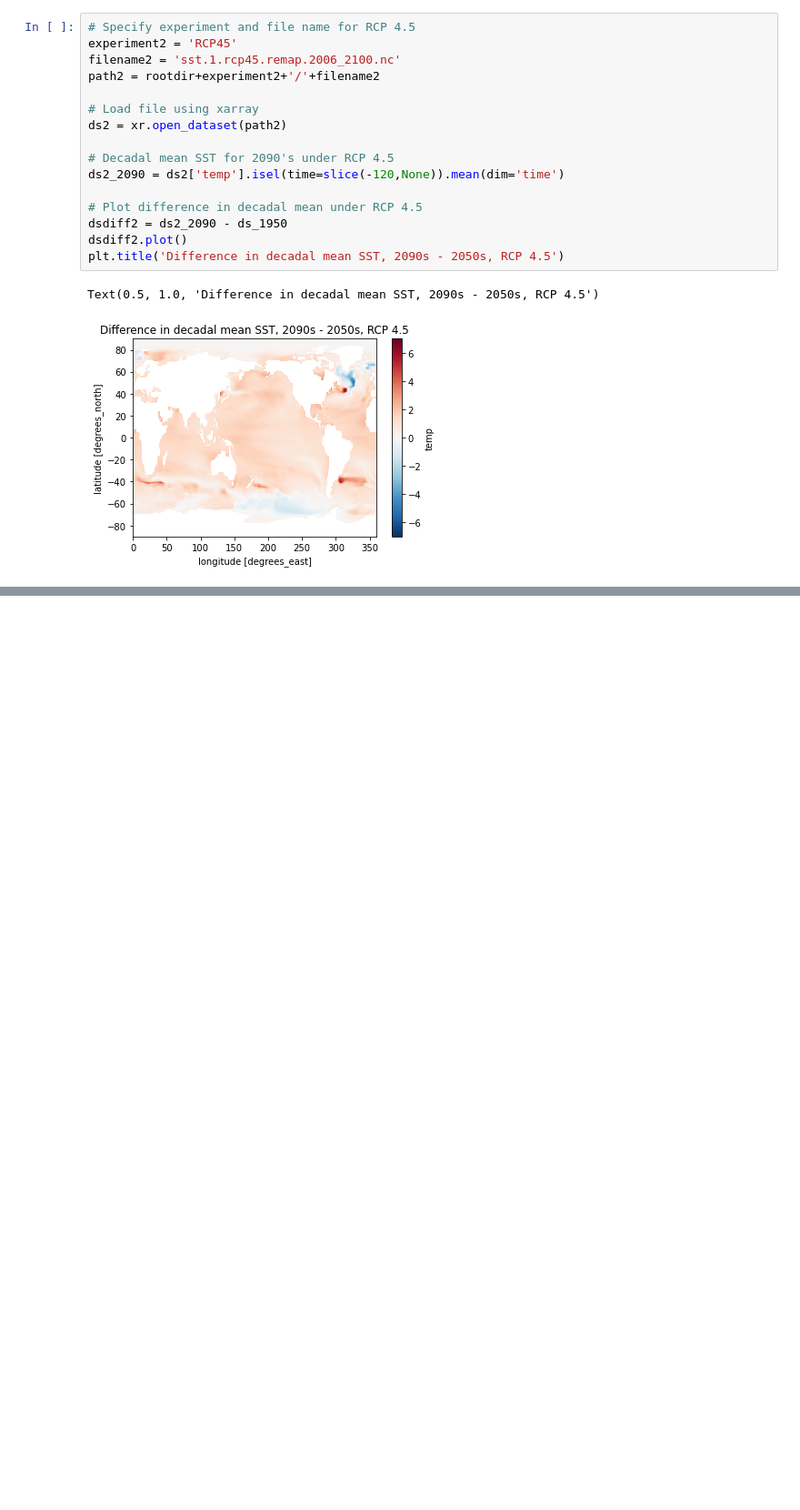
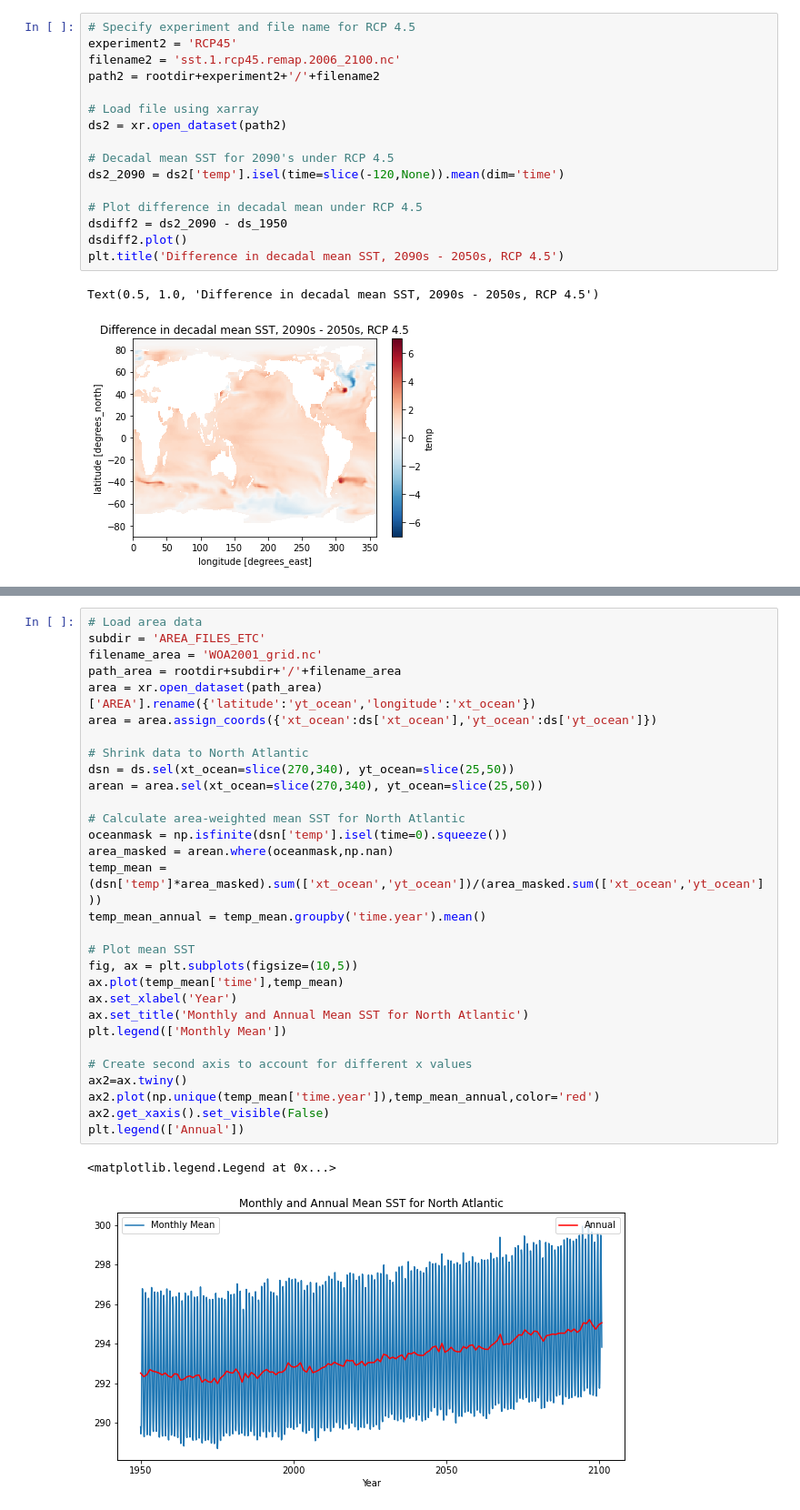
Before and after one commit to KYan19/pei, a Jupyter notebook: notebooks/0.1_Tutorial.ipynb, the cells around one changed output, grey strips where cells are left out. Shown at 91% size. Drawn from its saved outputs; the diff is of its cells as text; blank space fills up the shorter version.

```diff
--- a/notebooks/0.1_Tutorial.ipynb
+++ b/notebooks/0.1_Tutorial.ipynb
@@ -49,0 +90,33 @@ Text(0.5, 1.0, 'Difference in decadal mean SST, 2090s - 2050s, RCP 4.5')
+# %%
+# Load area data
+subdir = 'AREA_FILES_ETC'
+filename_area = 'WOA2001_grid.nc'
+path_area = rootdir+subdir+'/'+filename_area
+area = xr.open_dataset(path_area)['AREA'].rename({'latitude':'yt_ocean','longitude':'xt_ocean'})
+area = area.assign_coords({'xt_ocean':ds['xt_ocean'],'yt_ocean':ds['yt_ocean']})
+
+# Shrink data to North Atlantic
+dsn = ds.sel(xt_ocean=slice(270,340), yt_ocean=slice(25,50))
+arean = area.sel(xt_ocean=slice(270,340), yt_ocean=slice(25,50))
+
+# Calculate area-weighted mean SST for North Atlantic
+oceanmask = np.isfinite(dsn['temp'].isel(time=0).squeeze())
+area_masked = arean.where(oceanmask,np.nan)
+temp_mean = (dsn['temp']*area_masked).sum(['xt_ocean','yt_ocean'])/(area_masked.sum(['xt_ocean','yt_ocean']))
+temp_mean_annual = temp_mean.groupby('time.year').mean()
+
+# Plot mean SST
+fig, ax = plt.subplots(figsize=(10,5))
+ax.plot(temp_mean['time'],temp_mean)
+ax.set_xlabel('Year')
+ax.set_title('Monthly and Annual Mean SST for North Atlantic')
+plt.legend(['Monthly Mean'])
+
+# Create second axis to account for different x values
+ax2=ax.twiny()
+ax2.plot(np.unique(temp_mean['time.year']),temp_mean_annual,color='red')
+ax2.get_xaxis().set_visible(False)
+plt.legend(['Annual'])
+# %% [output]
+<matplotlib.legend.Legend at 0x...>
+[figure, added]
```
Also changed, not shown: parts of 5 cells of this notebook, 1 other file.
